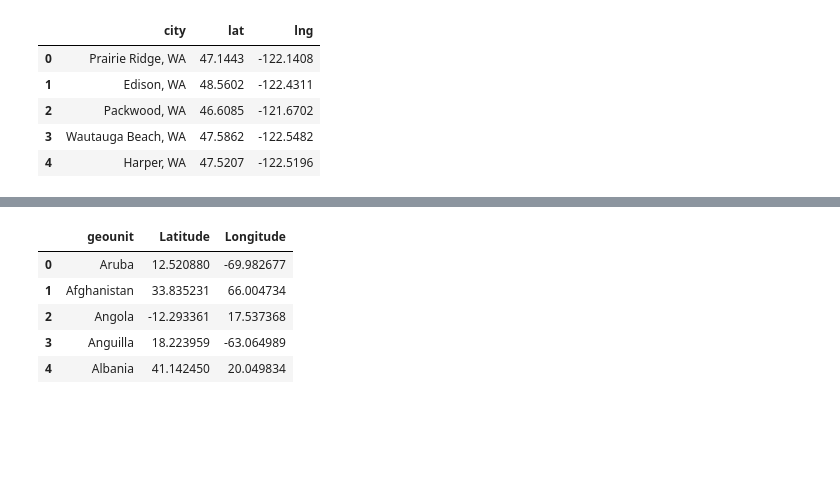
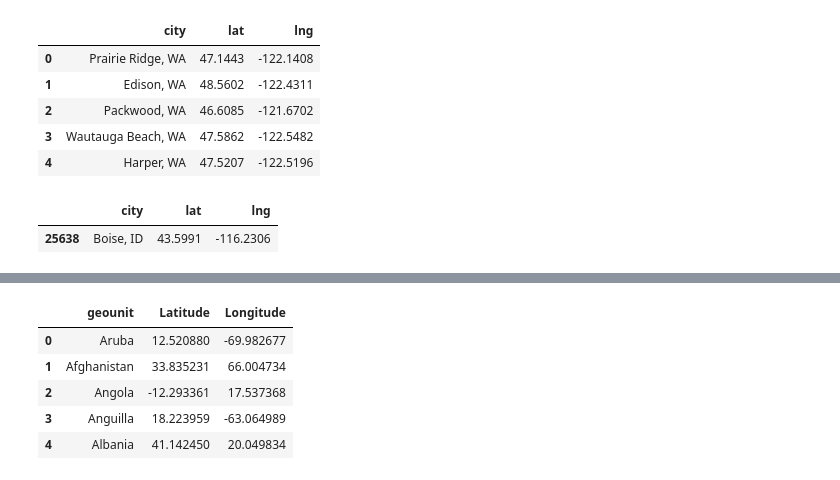
Before and after one commit to ashleylizg/foodpact, a Jupyter notebook: calc.ipynb, the cells around one changed output, grey strips where cells are left out. Drawn from its saved outputs; the diff is of its cells as text; code cells hidden in the pictures; blank space fills up the shorter version.

```diff
--- a/calc.ipynb
+++ b/calc.ipynb
@@ -70,3 +70,8 @@ us_city_location.head()
 | 2 | Packwood, WA | 46.6085 | -121.6702 |
 | 3 | Wautauga Beach, WA | 47.5862 | -122.5482 |
 | 4 | Harper, WA | 47.5207 | -122.5196 |
+# %%
+us_city_location[(us_city_location['city']==your_location)]
+# %% [output]
+|  | city | lat | lng |
+| 25638 | Boise, ID | 43.5991 | -116.2306 |
```
Also changed, not shown: parts of 18 cells of this notebook.
